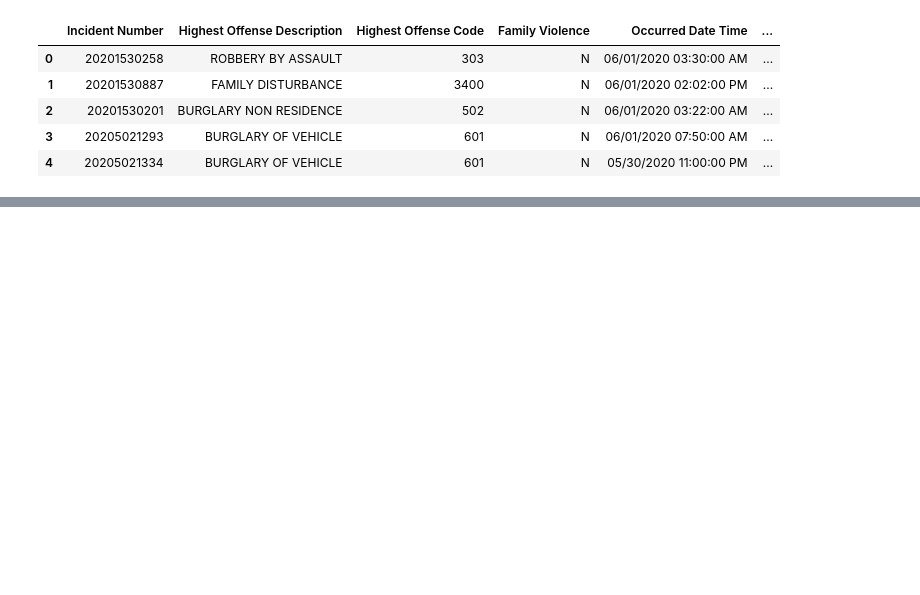
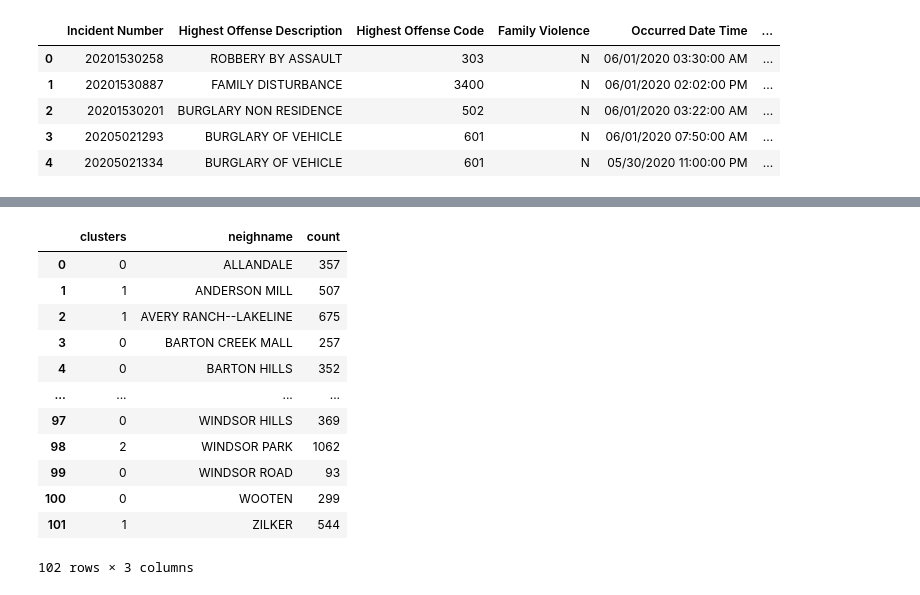
Before and after one commit to liwenjing2012/Cousera_Capstone, a Jupyter notebook: Capstone_final_project.ipynb, the cells around one changed output, grey strips where cells are left out. Drawn from its saved outputs; the diff is of its cells as text; code cells hidden in the pictures; blank space fills up the shorter version.

```diff
--- a/Capstone_final_project.ipynb
+++ b/Capstone_final_project.ipynb
@@ -143 +181,25 @@ criminal_feature_data.groupby(['Family Violence','Highest Offense Description'])
+# %%
+df1 = joined_gdf.groupby(['neighname'])['Incident Number'].count().reset_index(name="count")
+# %%
+kclusters = 3
+
+df_clustering = df1.drop(['neighname'],1)
+kmeans = KMeans(n_clusters = kclusters, random_state=0).fit(df_clustering)
+kmeans.labels_
+df1.insert(0,'clusters',kmeans.labels_)
+df1
+# %% [output]
+|  | clusters | neighname | count |
+| 0 | 0 | ALLANDALE | 357 |
+| 1 | 1 | ANDERSON MILL | 507 |
+| 2 | 1 | AVERY RANCH--LAKELINE | 675 |
+| 3 | 0 | BARTON CREEK MALL | 257 |
+| 4 | 0 | BARTON HILLS | 352 |
+| ... | ... | ... | ... |
+| 97 | 0 | WINDSOR HILLS | 369 |
+| 98 | 2 | WINDSOR PARK | 1062 |
+| 99 | 0 | WINDSOR ROAD | 93 |
+| 100 | 0 | WOOTEN | 299 |
+| 101 | 1 | ZILKER | 544 |
+102 rows × 3 columns
 # %%
```
Also changed, not shown: parts of 22 cells of this notebook.
